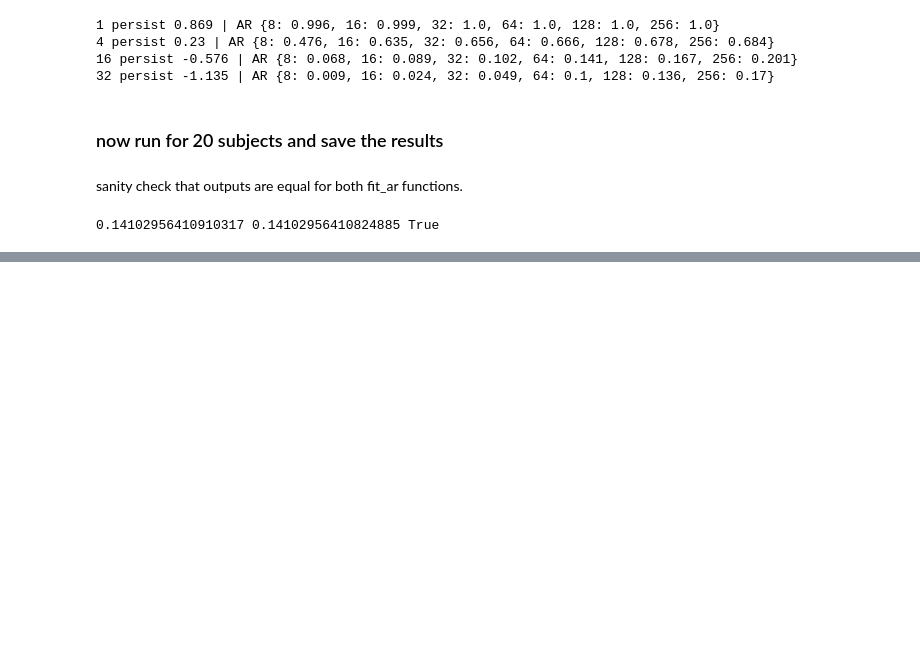
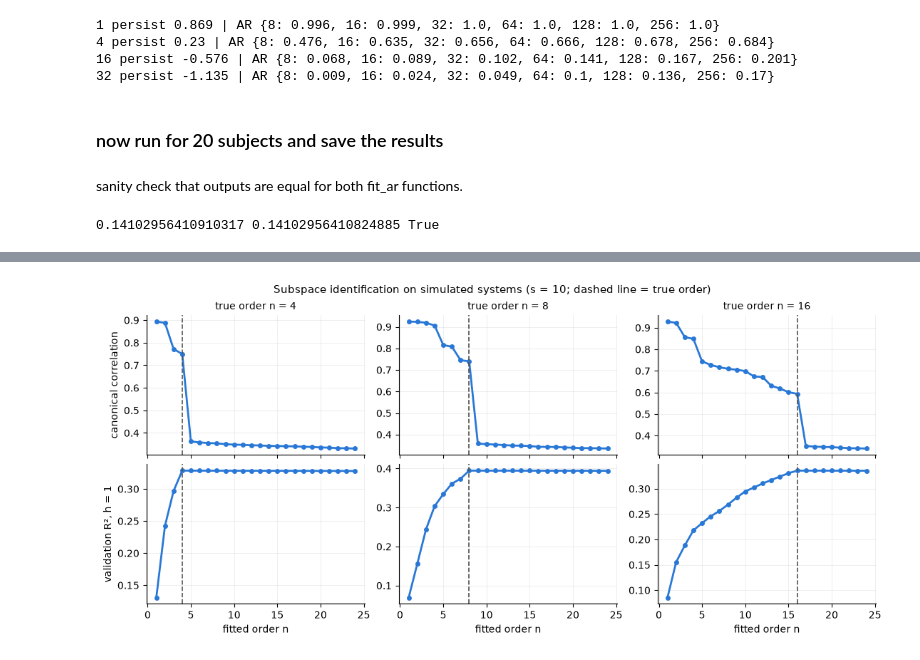
Before and after one commit to ArdentRodent/ESE5420ProjCodeTH, a Jupyter notebook: statsFinalProj.ipynb, the cells around one changed output, grey strips where cells are left out. Saved outputs shown, nothing was run; the diff lists cells and outputs as text; code cells hidden in the pictures; blank space fills up the shorter version.

```diff
--- a/statsFinalProj.ipynb
+++ b/statsFinalProj.ipynb
@@ -3,11 +3,12 @@
 # %%
 %load_ext autoreload
 %autoreload 2
-import glob, json, os
+import glob
 import numpy as np
 import pandas as pd
 import matplotlib.pyplot as plt
-from src import eeg_utils as eu, forecast as fc
+from src import eeg_utils as eu, forecast as fc, ssid
+BLUE, ORANGE, GRAY = "#2a78d6", "#eb6834", "#52514e"   # figure colors: categorical slots 1-2, muted reference
 
 DATA_DIR = "data_eeg"
 
@@ -157,0 +249,21 @@ pd.DataFrame(summary)
+# %%
+ORDERS = list(range(1, 25))
+rng = np.random.default_rng(fc.SEED)
+sim_rows, sim_curves = [], {}
+for n_true in (4, 8, 16):
+    run = ssid.simulate(n_true, m=64, T=19680, rng=rng)
+    Y_fit, Y_val = run(), run()                        # independent realizations ("run 4" and "run 8")
+    mu, sd = Y_fit.mean(0), Y_fit.std(0)
+    Y_fit, Y_val = (Y_fit - mu) / sd, (Y_val - mu) / sd
+    for s in (5, 10, 20):
+        models, cc = ssid.fit_ssid(Y_fit, s, ORDERS)
+        val = np.array([ssid.score_ssm(Y_val, models[n], horizons=(1,))[1] for n in ORDERS])
+        drop = cc[:len(ORDERS)] / cc[1:len(ORDERS) + 1]  # drop[i]: ratio of canonical correlation i+1 to i+2
+        sim_rows.append(dict(n_true=n_true, s=s, n_from_cc=int(drop.argmax()) + 1, n_from_val_r2=ORDERS[val.argmax()],
+                             cc_at_n=cc[n_true - 1].round(3), cc_after_n=cc[n_true].round(3),
+                             unstable_eigs=sum(ssid.clip_unstable(models[n][0])[1] for n in ORDERS)))
+        sim_curves[n_true, s] = cc[:len(ORDERS)], val
+sim = pd.DataFrame(sim_rows)
+sim.to_csv("results/ssid_sim.csv", index=False)
+print("order recovered in", ((sim.n_from_cc == sim.n_true) & (sim.n_from_val_r2 == sim.n_true)).sum(), "of", len(sim), "fits")
+sim
@@ -157,0 +282,18 @@ pd.DataFrame(summary)
+# %%
+fig, axes = plt.subplots(2, 3, figsize=(11, 5), sharex=True, constrained_layout=True)
+for j, n_true in enumerate((4, 8, 16)):
+    cc, val = sim_curves[n_true, 10]                   # s = 10 shown; s = 5 and 20 are in the table
+    axes[0, j].plot(ORDERS, cc, color=BLUE, lw=2, marker="o", ms=4)
+    axes[1, j].plot(ORDERS, val, color=BLUE, lw=2, marker="o", ms=4)
+    for ax in axes[:, j]:
+        ax.axvline(n_true, color=GRAY, lw=1.2, ls="--")
+        ax.grid(alpha=0.25, lw=0.6); ax.spines[["top", "right"]].set_visible(False)
+    axes[0, j].set_title(f"true order n = {n_true}", fontsize=10)
+    axes[1, j].set_xlabel("fitted order n")
+axes[0, 0].set_ylabel("canonical correlation")
+axes[1, 0].set_ylabel("validation R², h = 1")
+fig.suptitle("Subspace identification on simulated systems (s = 10; dashed line = true order)", fontsize=11)
+fig.savefig("results/ssid_sim.png", dpi=200, facecolor="white")
+plt.show()
+# %% [output]
+[figure, added]
```
Also changed, not shown: parts of 11 cells of this notebook, 7 other files.
